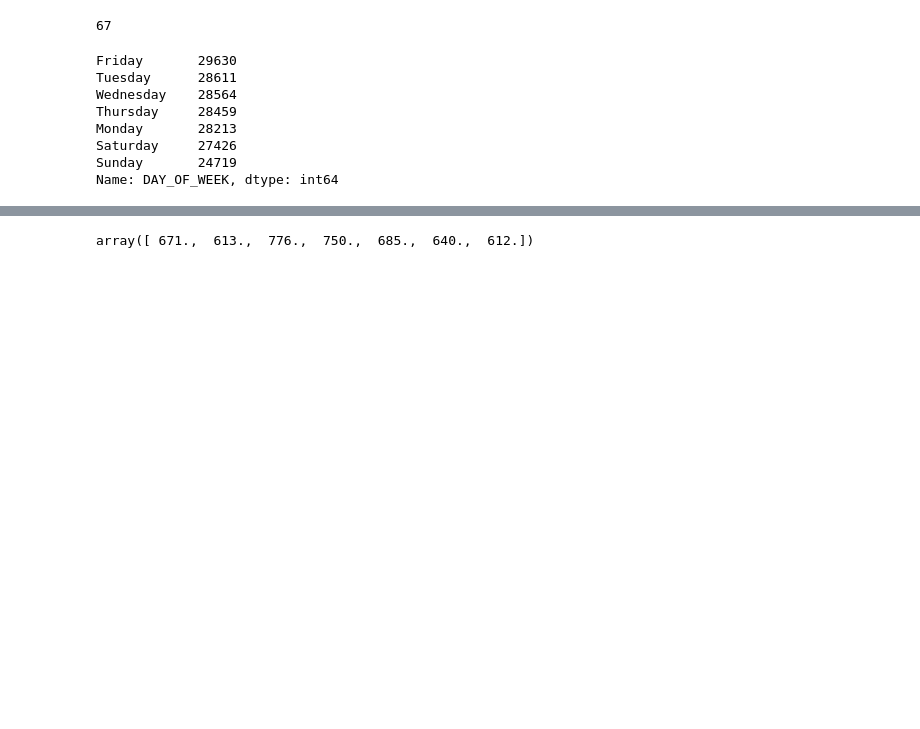
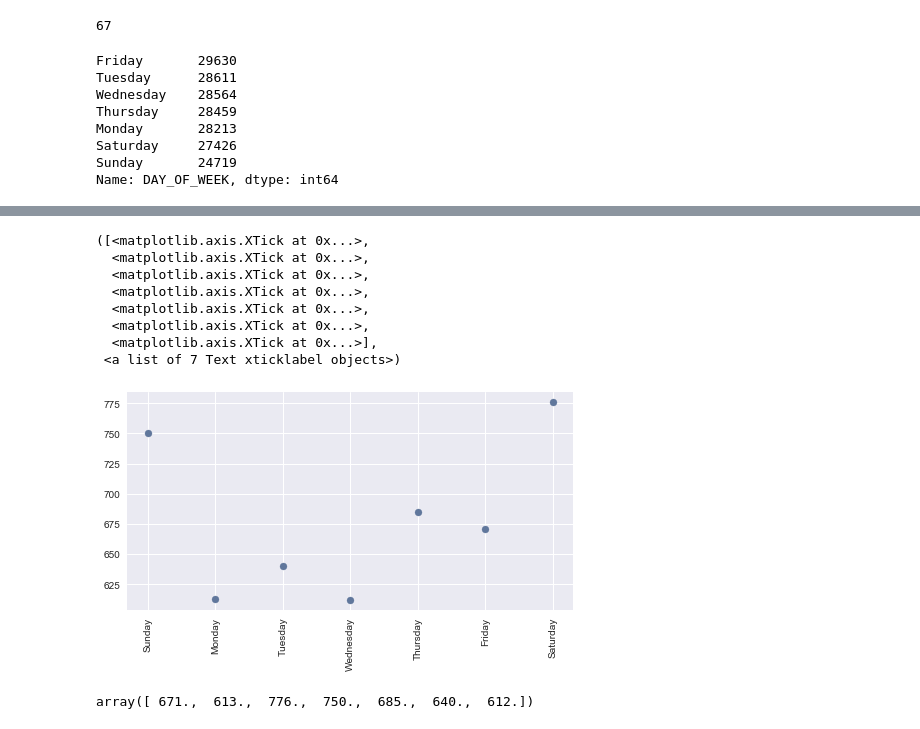
Before and after one commit to HackingForGood/2P1ME, a Jupyter notebook: crime.ipynb, the cells around one changed output, grey strips where cells are left out. Saved outputs shown, nothing was run; the diff lists cells and outputs as text; code cells hidden in the pictures; blank space fills up the shorter version.

```diff
--- a/crime.ipynb
+++ b/crime.ipynb
@@ -174,0 +237,2 @@ plt.scatter(range(7),aux.values)
+# %%
+days_frame = days_frame[['Sunday','Monday','Tuesday','Wednesday','Thursday','Friday','Saturday']]
@@ -175,3 +253,17 @@ plt.scatter(range(7),aux.values)
+# %%
+aux = days_frame.ix['Aggravated Assault',:]
+plt.scatter(range(7),aux.values)
+plt.xticks( range(7), ['Sunday','Monday','Tuesday','Wednesday','Thursday','Friday','Saturday'],rotation = 'vertical')
+# %% [output]
+([<matplotlib.axis.XTick at 0x...>,
+  <matplotlib.axis.XTick at 0x...>,
+  <matplotlib.axis.XTick at 0x...>,
+  <matplotlib.axis.XTick at 0x...>,
+  <matplotlib.axis.XTick at 0x...>,
+  <matplotlib.axis.XTick at 0x...>,
+  <matplotlib.axis.XTick at 0x...>],
+ <a list of 7 Text xticklabel objects>)
+[figure, added]
 # %%
 aux.values
 # %% [output]
```
Also changed, not shown: parts of 22 cells of this notebook.
